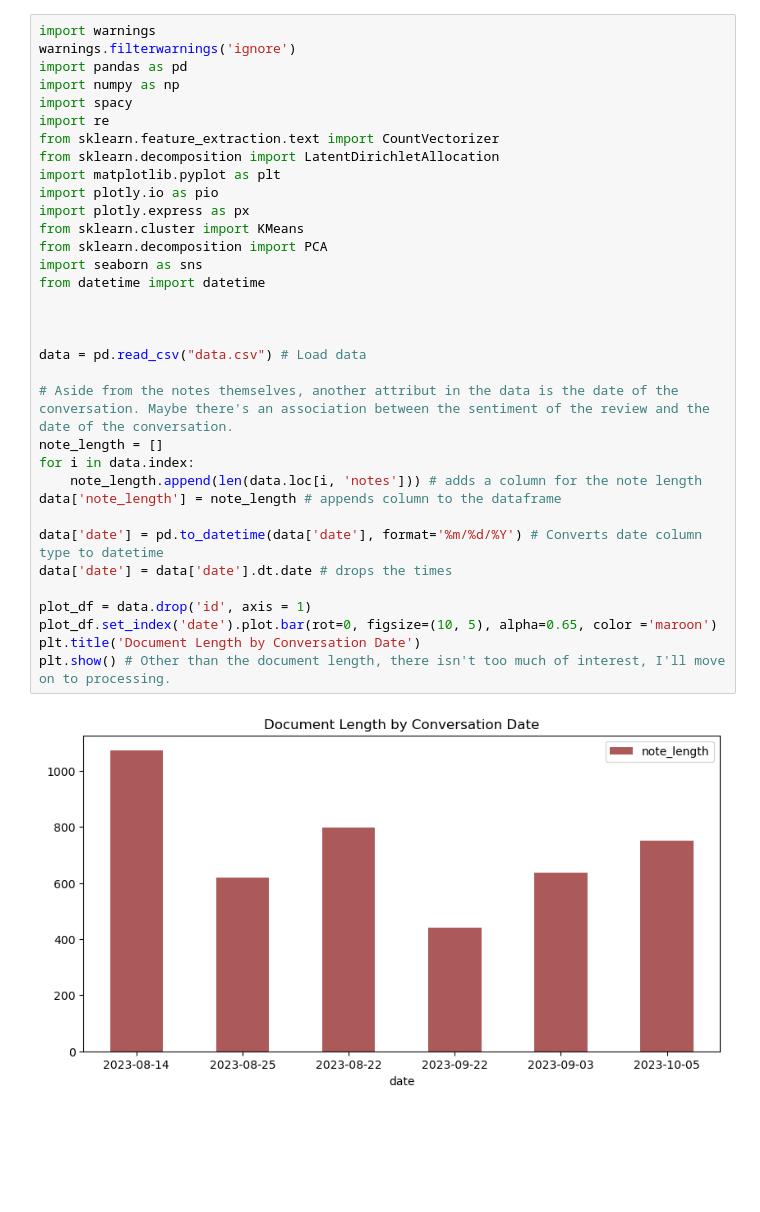
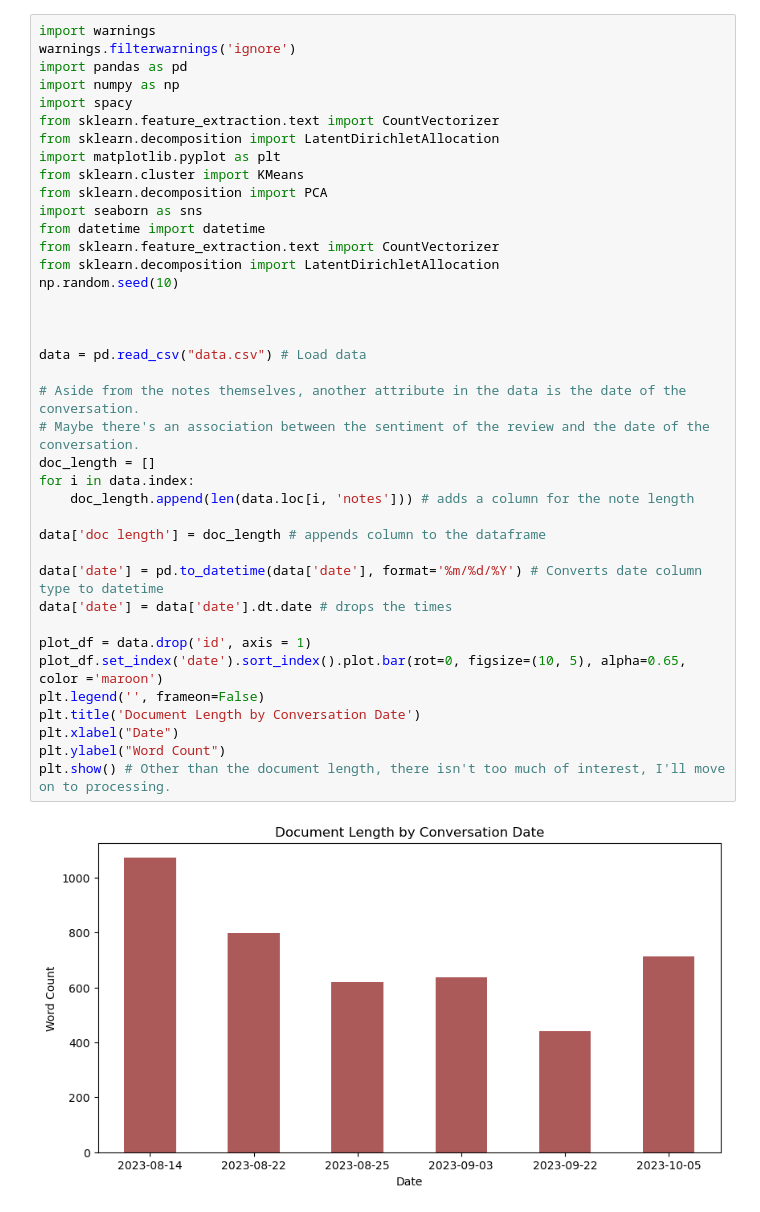
Before and after one commit to brown-science/LinkedIn-NLP, a Jupyter notebook: main.ipynb, the cells around one changed output. Drawn from its saved outputs; the diff is of its cells as text; blank space fills up the shorter version.

```diff
--- a/main.ipynb
+++ b/main.ipynb
@@ -3,37 +7,42 @@
 # %%
 import warnings
 warnings.filterwarnings('ignore')
 import pandas as pd
 import numpy as np
 import spacy
-import re
 from sklearn.feature_extraction.text import CountVectorizer
 from sklearn.decomposition import LatentDirichletAllocation
 import matplotlib.pyplot as plt
-import plotly.io as pio
-import plotly.express as px
 from sklearn.cluster import KMeans
 from sklearn.decomposition import PCA
 import seaborn as sns
 from datetime import datetime
+from sklearn.feature_extraction.text import CountVectorizer
+from sklearn.decomposition import LatentDirichletAllocation
+np.random.seed(10)
 
 
 
 data = pd.read_csv("data.csv") # Load data
 
-# Aside from the notes themselves, another attribut in the data is the date of the conversation. Maybe there's an association between the sentiment of the review and the date of the conversation.
-note_length = []
+# Aside from the notes themselves, another attribute in the data is the date of the conversation.
+# Maybe there's an association between the sentiment of the review and the date of the conversation.
+doc_length = []
 for i in data.index:
-    note_length.append(len(data.loc[i, 'notes'])) # adds a column for the note length
-data['note_length'] = note_length # appends column to the dataframe
+    doc_length.append(len(data.loc[i, 'notes'])) # adds a column for the note length
+
+data['doc length'] = doc_length # appends column to the dataframe
 
 data['date'] = pd.to_datetime(data['date'], format='%m/%d/%Y') # Converts date column type to datetime
 data['date'] = data['date'].dt.date # drops the times
 
 plot_df = data.drop('id', axis = 1)
-plot_df.set_index('date').plot.bar(rot=0, figsize=(10, 5), alpha=0.65, color ='maroon')
+plot_df.set_index('date').sort_index().plot.bar(rot=0, figsize=(10, 5), alpha=0.65, color ='maroon')
+plt.legend('', frameon=False)
 plt.title('Document Length by Conversation Date')
+plt.xlabel("Date")
+plt.ylabel("Word Count")
 plt.show() # Other than the document length, there isn't too much of interest, I'll move on to processing.
 # %% [output]
-[figure, old version]
+[figure, new version]
 # %% [markdown]
```
Also changed, not shown: parts of 13 cells of this notebook, 7 other files.
